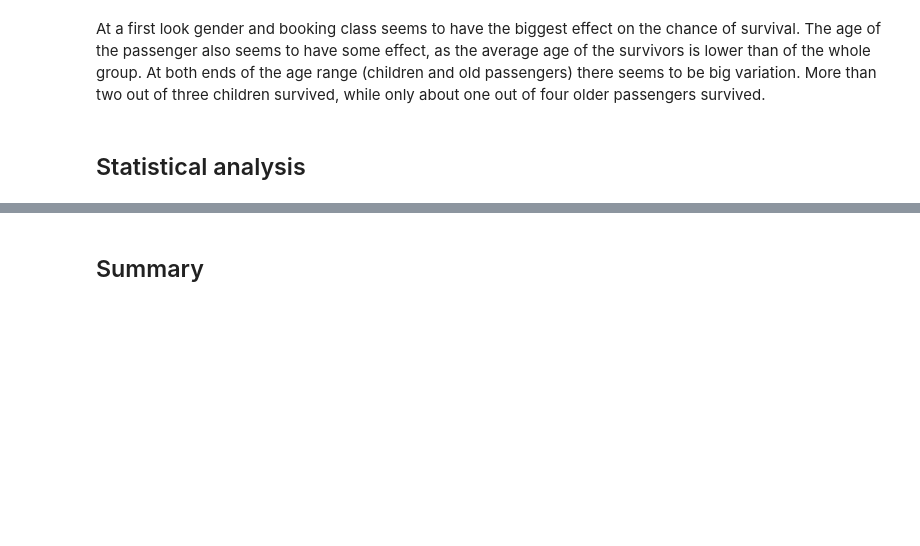
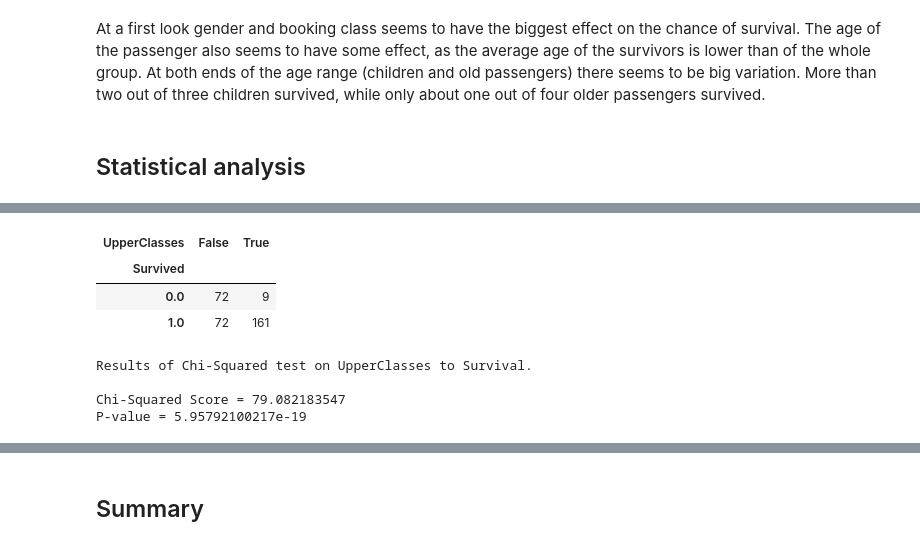
Before and after one commit to eliujulian/titanic, a Jupyter notebook: titanic.ipynb, the cells around one changed output, grey strips where cells are left out. Saved outputs shown, nothing was run; the diff lists cells and outputs as text; code cells hidden in the pictures; blank space fills up the shorter version.

```diff
--- a/titanic.ipynb
+++ b/titanic.ipynb
@@ -1017,0 +782,16 @@ CI: 0.27 to 0.33
+# %%
+df_women = df.where(df['Sex'] == 'female').dropna(subset=['Sex'])
+df_women['UpperClasses'] = df_women['Pclass'] != 3
+pd.pivot_table(data = df_women[['Survived', 'UpperClasses']], index = 'Survived', columns = ['UpperClasses'], aggfunc = len)
+# %% [output]
+| UpperClasses | False | True |
+| Survived |  |  |
+| 0.0 | 72 | 9 |
+| 1.0 | 72 | 161 |
+# %%
+chi2_test(df_women, 'UpperClasses')
+# %% [output]
+Results of Chi-Squared test on UpperClasses to Survival.
+
+Chi-Squared Score = 79.082183547
+P-value = 5.95792100217e-19
```
Also changed, not shown: parts of 46 cells of this notebook, 1 other file.
